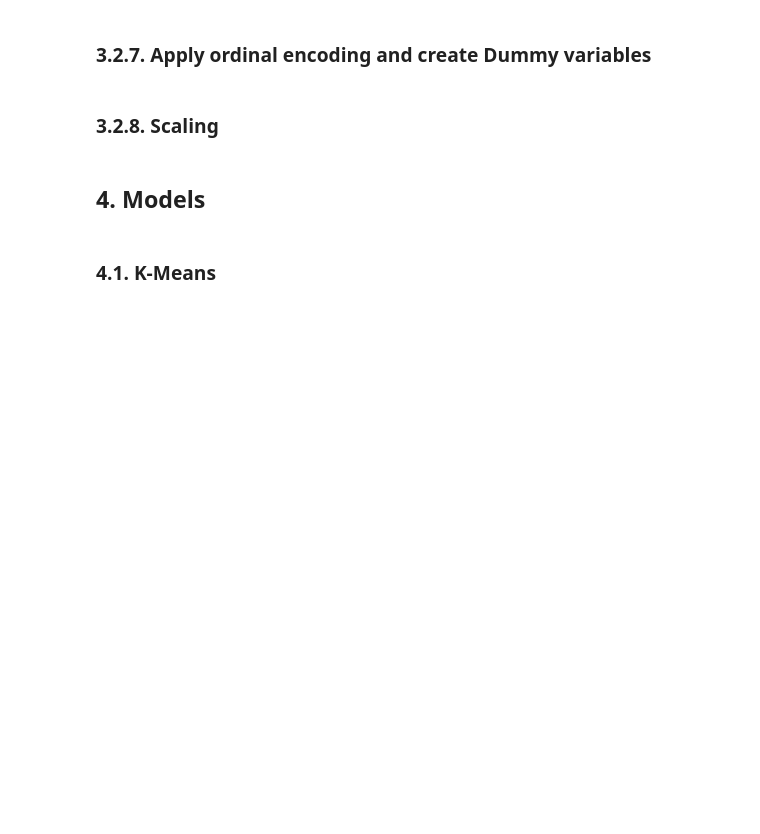
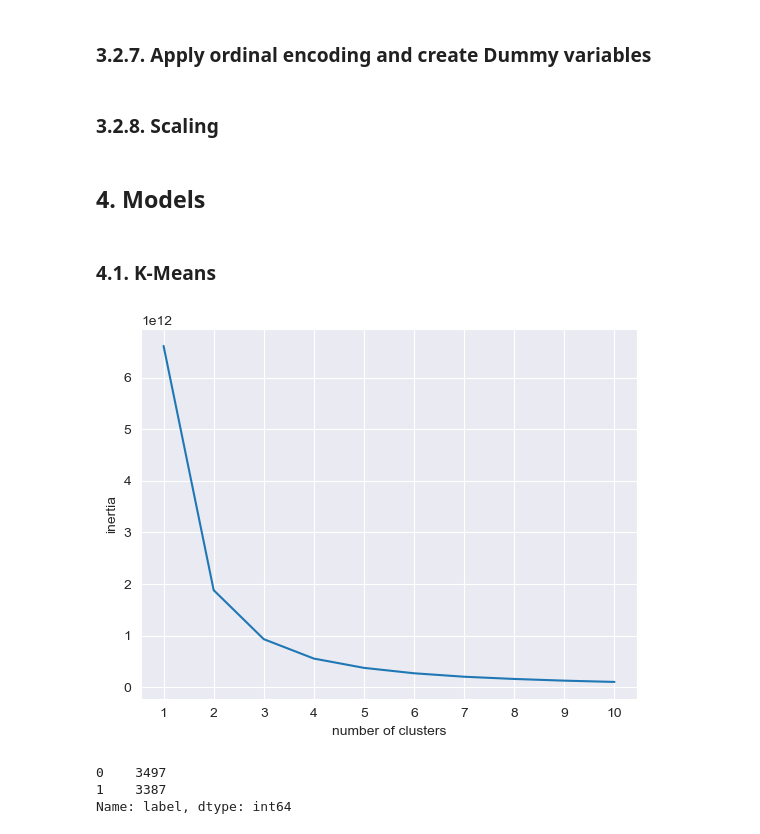
Before and after one commit to MikeOlhao/DSML_projeto, a Jupyter notebook: DSML_202223_Clusters_Group09_Notebook_semgraficos.ipynb, the cells around one changed output. Saved outputs shown, nothing was run; the diff lists cells and outputs as text; code cells hidden in the pictures; blank space fills up the shorter version.

```diff
--- a/DSML_202223_Clusters_Group09_Notebook_semgraficos.ipynb
+++ b/DSML_202223_Clusters_Group09_Notebook_semgraficos.ipynb
@@ -427 +888,8 @@ pca_train_label = kmeans.labels_
+# %%
+df.reset_index(inplace=True)
+pca_train_label.reset_index(inplace=True)
+df_final=pd.concat([df,pca_train_label],axis=1)
+df_final.set_index('CustomerID',inplace=True)
+df_final.drop(['index'],axis=1,inplace=True)
+df_final= df_final.rename(columns={0:'Cluster'})
 # %%
@@ -463,0 +935,24 @@ dfTF.groupby(['Compare']).size().reset_index(name='counts') #TODO perguntar sobr
+# %%
+df_value = df[["Mnt_pday_card", "has_Kids", "Income", "Age", 'Graduation', 'HighSchool', 'Master', 'PhD', 'Gender', "Recency" ]].copy()
+# %%
+ks = range(1,11)
+inertias = []
+
+
+for k in ks:
+    model = KMeans(n_clusters = k).fit(df_value)
+    inertias.append(model.inertia_)
+# %%
+# Plot ks (x-axis) vs inertias (y-axis) using plt.plot().
+plt.plot(ks, inertias)
+
+# define the label for the x axis as 'number of clusters' using matplotlib.pyplot.xlabel
+plt.xlabel('number of clusters')
+# define the label for the y axis as 'inertia' using matplotlib.pyplot.ylabel
+plt.ylabel('inertia')
+# define the ticks on the x axis using the values of ks
+plt.xticks(ks)
+# call plt.show()
+plt.show()
+# %% [output]
+[figure, added]
@@ -463,0 +964,6 @@ dfTF.groupby(['Compare']).size().reset_index(name='counts') #TODO perguntar sobr
+# %%
+df_value_k2["label"].value_counts()
+# %% [output]
+0    3497
+1    3387
+Name: label, dtype: int64
```
Also changed, not shown: parts of 83 cells of this notebook.
